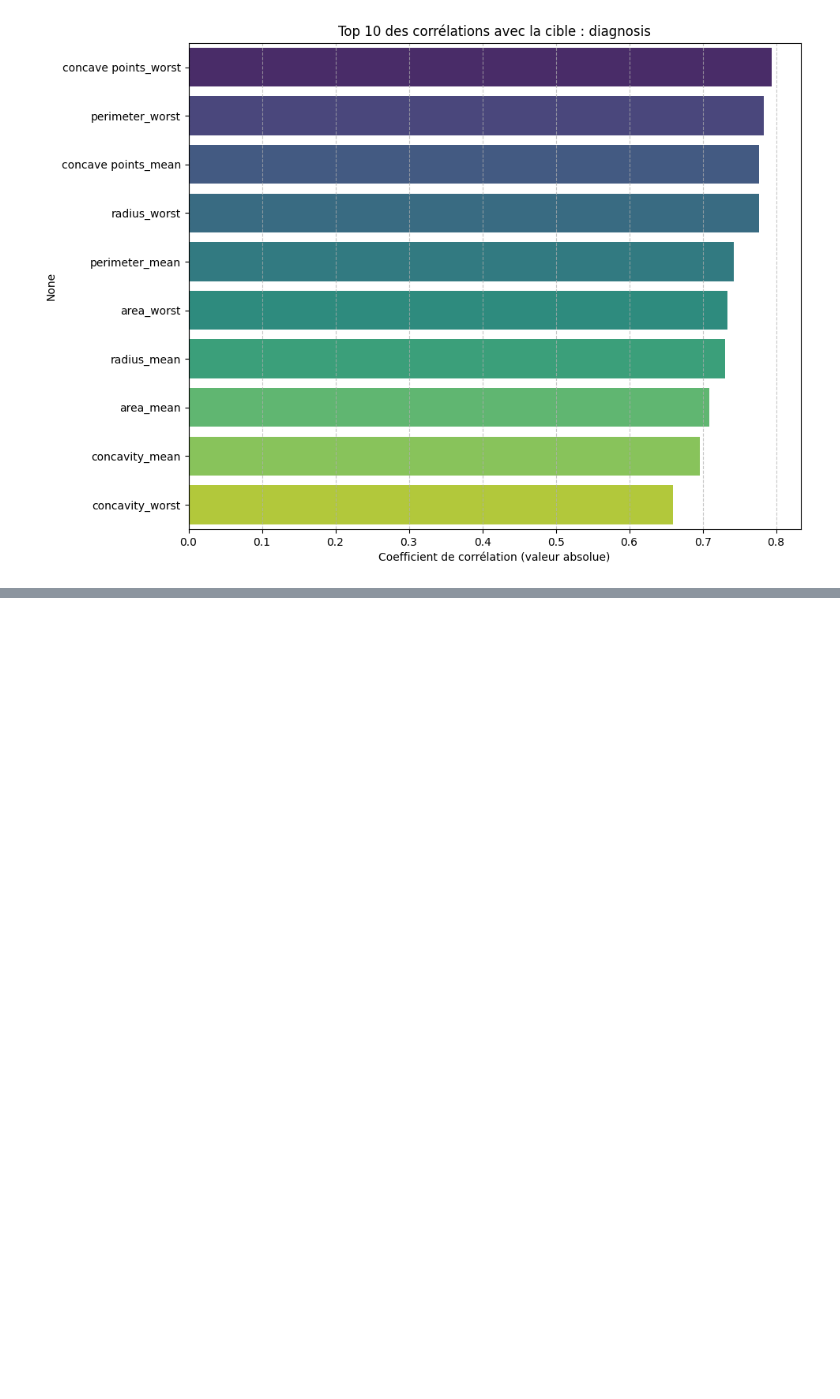
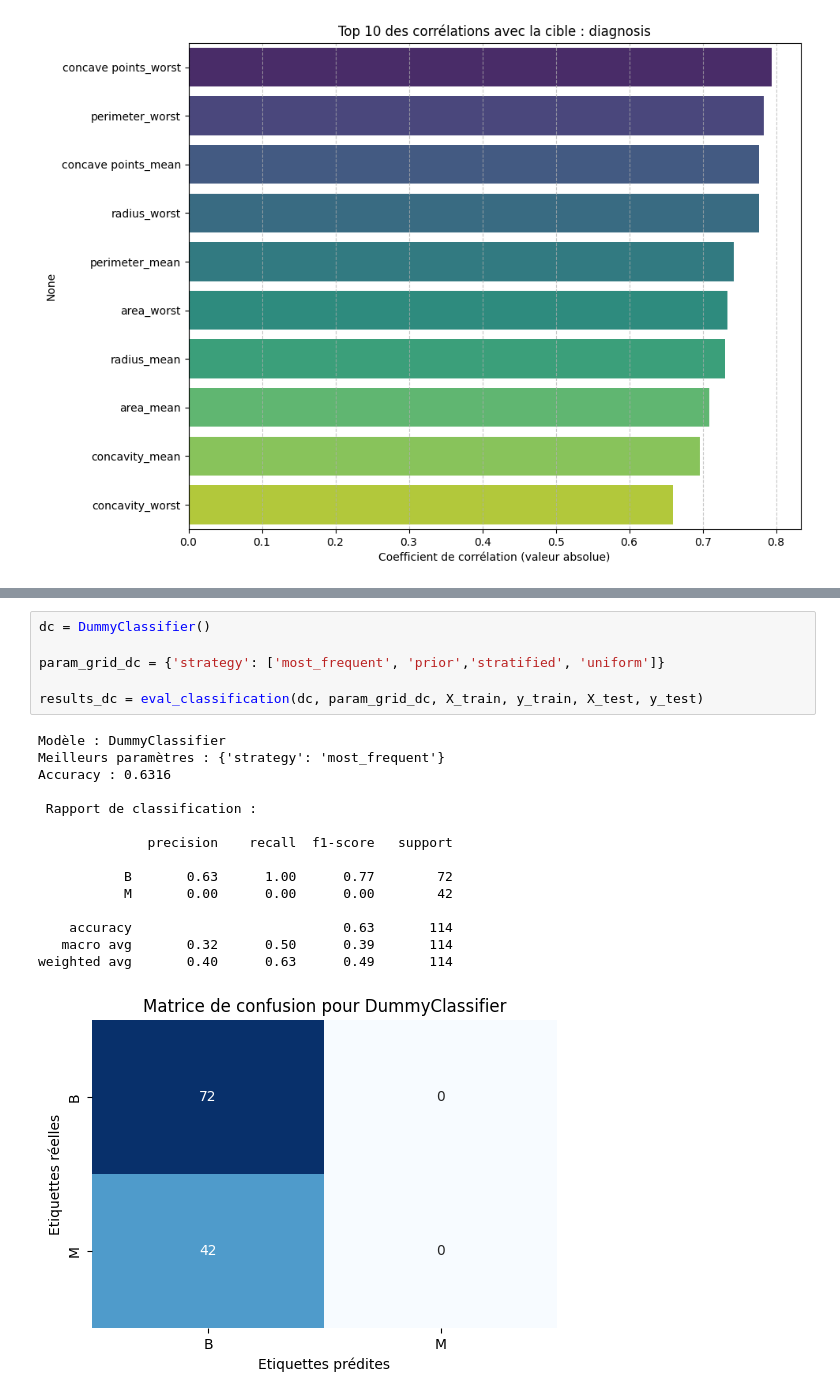
Before and after one commit to bruno-coulet/building-perceptron, a Jupyter notebook: eda.ipynb, the cells around one changed output, grey strips where cells are left out. Drawn from its saved outputs; the diff is of its cells as text; blank space fills up the shorter version.

```diff
--- a/eda.ipynb
+++ b/eda.ipynb
@@ -353,0 +355,22 @@ plot_target_correlations(df, TARGET, n_top=10)
+# %%
+dc = DummyClassifier()
+
+param_grid_dc = {'strategy': ['most_frequent', 'prior','stratified', 'uniform']}
+
+results_dc = eval_classification(dc, param_grid_dc, X_train, y_train, X_test, y_test)
+# %% [output]
+Modèle : DummyClassifier
+Meilleurs paramètres : {'strategy': 'most_frequent'}
+Accuracy : 0.6316
+
+ Rapport de classification :
+
+              precision    recall  f1-score   support
+
+           B       0.63      1.00      0.77        72
+           M       0.00      0.00      0.00        42
+
+    accuracy                           0.63       114
+   macro avg       0.32      0.50      0.39       114
+weighted avg       0.40      0.63      0.49       114
+[figure, added]
```
Also changed, not shown: parts of 6 cells of this notebook, 11 other files.
